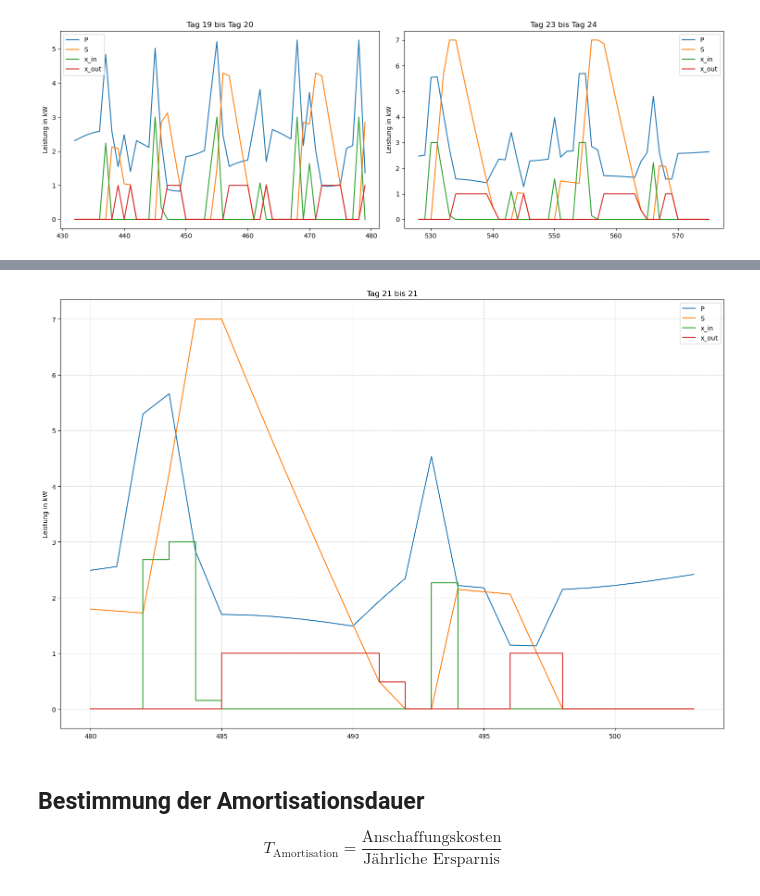
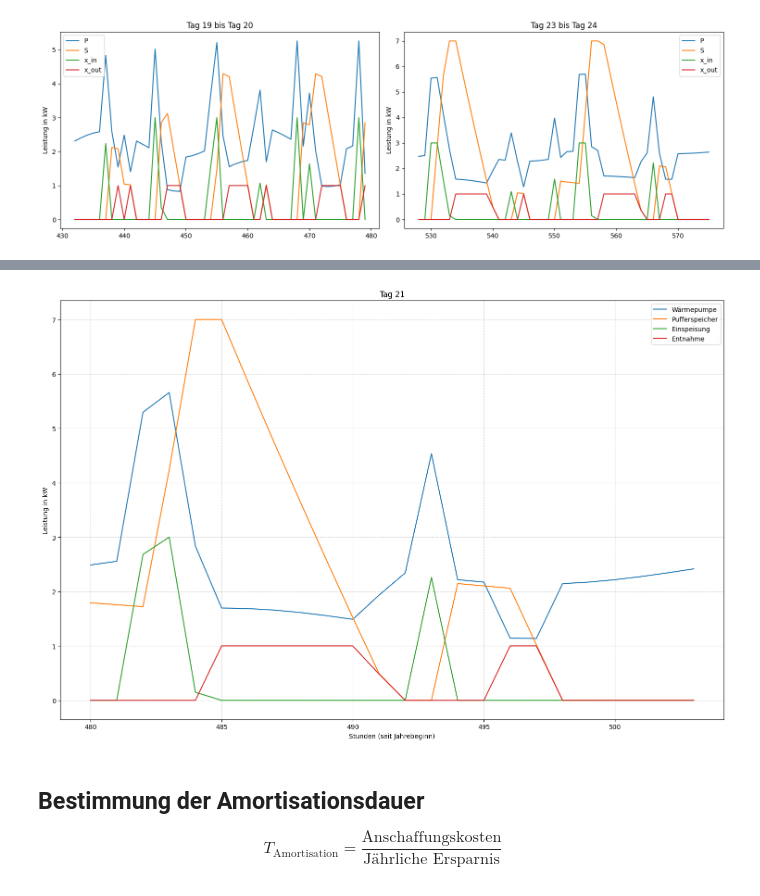
Before and after one commit to Julian3721/heatpump-operation-optimization, a Jupyter notebook: main.ipynb, the cells around one changed output, grey strips where cells are left out. Drawn from its saved outputs; the diff is of its cells as text; code cells hidden in the pictures.

```diff
--- a/main.ipynb
+++ b/main.ipynb
@@ -399,31 +405,35 @@ plt.show()
 # %%
 data = {
     'Zeit': list(range(T)),
-    'P': [P[t].varValue for t in range(T)],
-    'S': [S[t].varValue for t in range(T)],
-    'x_in': [x_in[t].varValue for t in range(T)],
-    'x_out': [x_out[t].varValue for t in range(T)],
+    'Wärmepumpe': [P[t].varValue for t in range(T)],
+    'Pufferspeicher': [S[t].varValue for t in range(T)],
+    'Einspeisung': [x_in[t].varValue for t in range(T)],
+    'Entnahme': [x_out[t].varValue for t in range(T)],
 }
 
 df_pump = pd.DataFrame(data)
 
 day = 21
 days = 1
 
-fig, (ax1) = plt.subplots(1, figsize=(15, 10))
+if days == 1:
+    day_safe = f"Tag {day}"
+else:
+    day_safe = f"Tag {day} bis {day + days - 1}"
 
-df_pump[(day - 1) * 24:((day - 1) * 24) + days * 24 ][["P", "S"]].plot(ax=ax1)
-df_pump[(day - 1) * 24:((day - 1) * 24) + days * 24 ][["x_in", "x_out"]].plot(ax=ax1, drawstyle='steps-post')
-
+figure, (ax1) = plt.subplots(1, figsize=(15, 10))
+df_pump[(day - 1) * 24:((day - 1) * 24) + days * 24 ][["Wärmepumpe", "Pufferspeicher"]].plot(ax=ax1)
+df_pump[(day - 1) * 24:((day - 1) * 24) + days * 24 ][["Einspeisung", "Entnahme"]].plot(ax=ax1)
+#df_pump[(day - 1) * 24:((day - 1) * 24) + days * 24 ][["x_in", "x_out"]].plot(ax=ax1, drawstyle='steps-post')
 ax1.set_ylabel("Leistung in kW")
-ax1.set_title(f"Tag {day} bis {day + days - 1}")
-
+ax1.set_xlabel("Stunden (seit Jahrebeginn)")
+ax1.set_title(day_safe)
 ax1.grid(True, linestyle='--', alpha=0.5)
 
 plt.tight_layout()
 plt.show()
 # %% [output]
-[figure, old version]
+[figure, new version]
 # %% [markdown]
 ## Bestimmung der Amortisationsdauer
 
```
Also changed, not shown: parts of 7 cells of this notebook, 3 other files.
